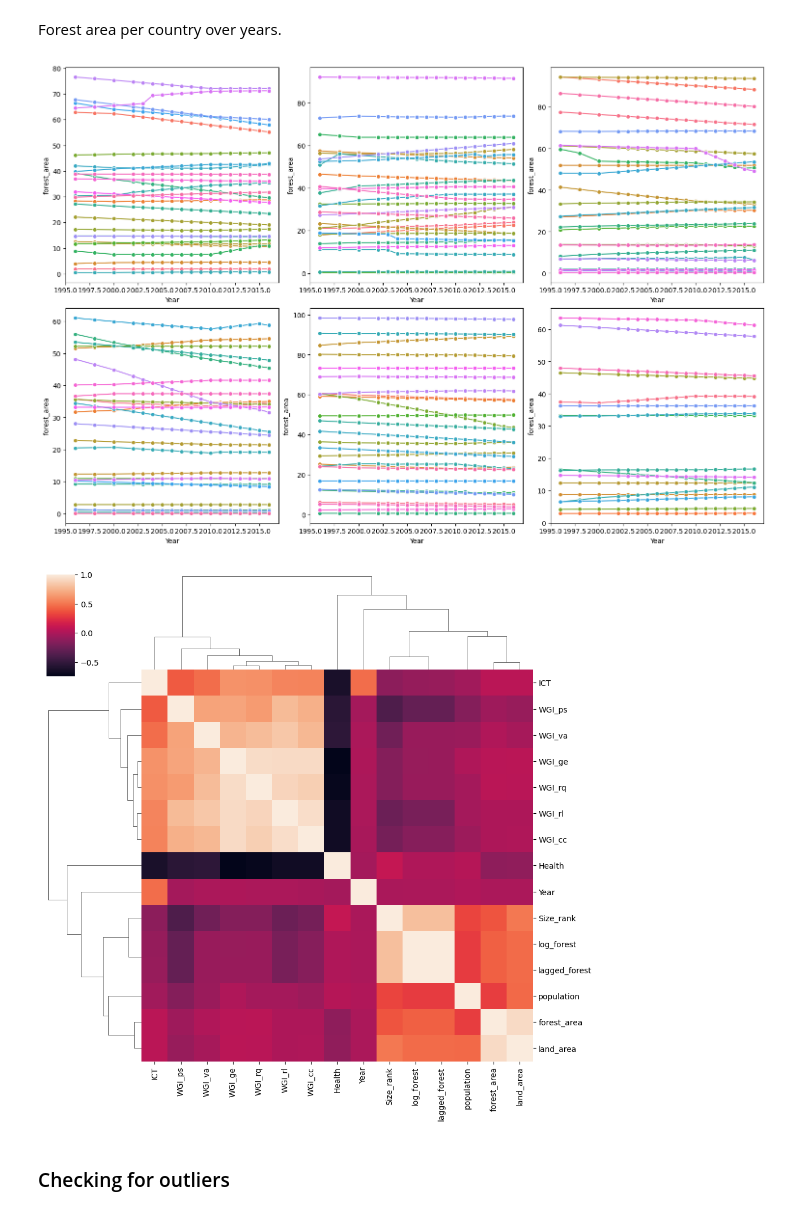
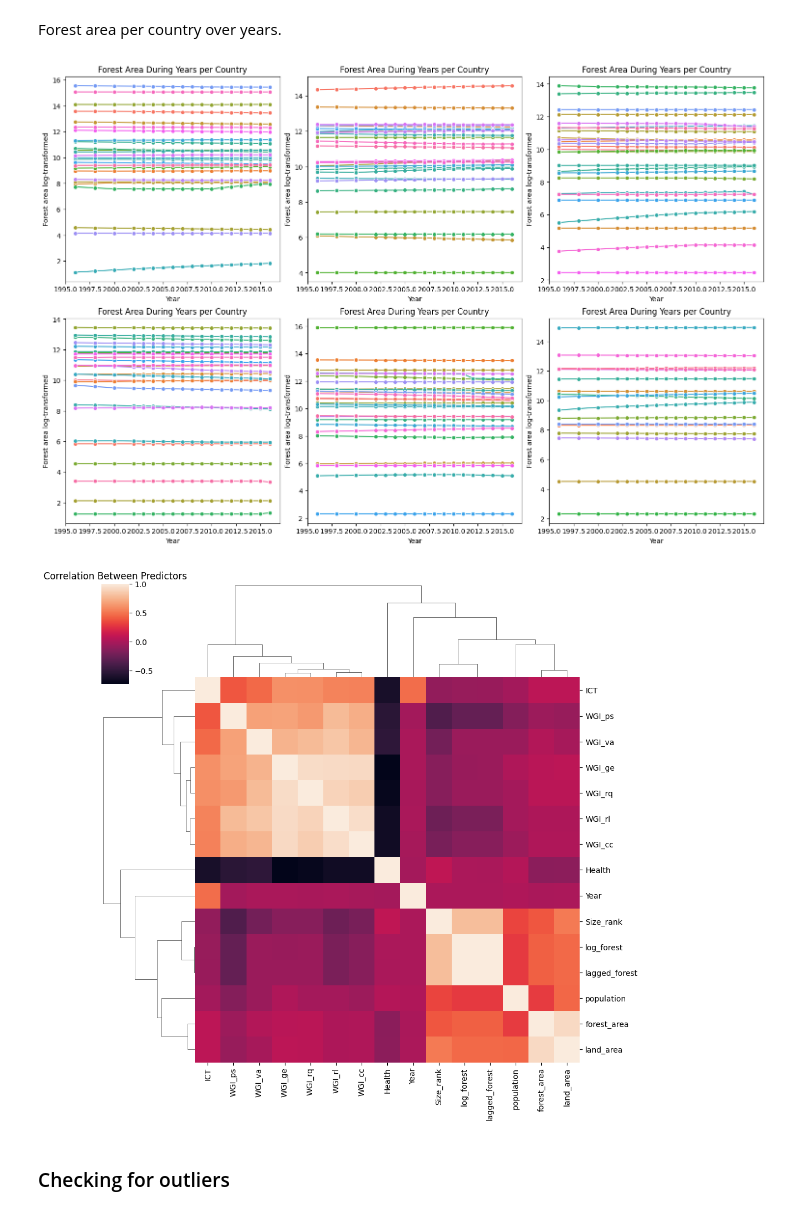
Before and after one commit to marcbarc19/DataScienceExam, a Jupyter notebook: forest-modelling.ipynb, the cells around one changed output. Drawn from its saved outputs; the diff is of its cells as text; code cells hidden in the pictures.

```diff
--- a/forest-modelling.ipynb
+++ b/forest-modelling.ipynb
@@ -692,8 +684,7 @@ forest.to_csv('forest_sq_model.csv', index=False)
 # Data exploration
 # %%
 #Load in cleaned data
-#forest = pd.read_csv('git_data/forest-modelling.csv')
-forest = pd.read_csv('forest_sq_model.csv')
+forest = pd.read_csv('git_data/forest-modelling.csv')
 
 forest.info()
 # %% [output]
@@ -739,25 +730,28 @@ axes = axes.flatten()
 # Plot the boxplots in the grid
 for i, (group, ax) in enumerate(zip(country_groups, axes)):
     data = forest[forest['Country Code'].isin(group)]
-    sns.lineplot(x='Year', y='forest_area', data= data, hue = 'Country Code', marker='o', legend=False, ax=ax)
+    sns.lineplot(x='Year', y='log_forest', data= data, hue = 'Country Code', marker='o', legend=False, ax=ax)
     #ax.set_title(f'Boxplot of GHG values by Country - Group {i + 1}')
+    ax.set_title('Forest Area During Years per Country')
     #ax.set_xlabel('Country Code')
-    #ax.set_ylabel('GHG Values')
+    ax.set_ylabel('Forest area log-transformed')
 
 # If there are any remaining subplots that are empty, hide them
 for j in range(i + 1, len(axes)):
     fig.delaxes(axes[j])
 
+
 plt.show()
 # %% [output]
-[figure, old version]
+[figure, new version]
 # %%
 forest_num = forest[forest.select_dtypes(exclude=['object']).columns]
 
 sns.clustermap(forest_num.corr())
+plt.title('Correlation Between Predictors')
 plt.show()
 # %% [output]
-[figure, old version]
+[figure, new version]
 # %% [markdown]
 ### Checking for outliers
 # %%
```
Also changed, not shown: parts of 59 cells of this notebook.
